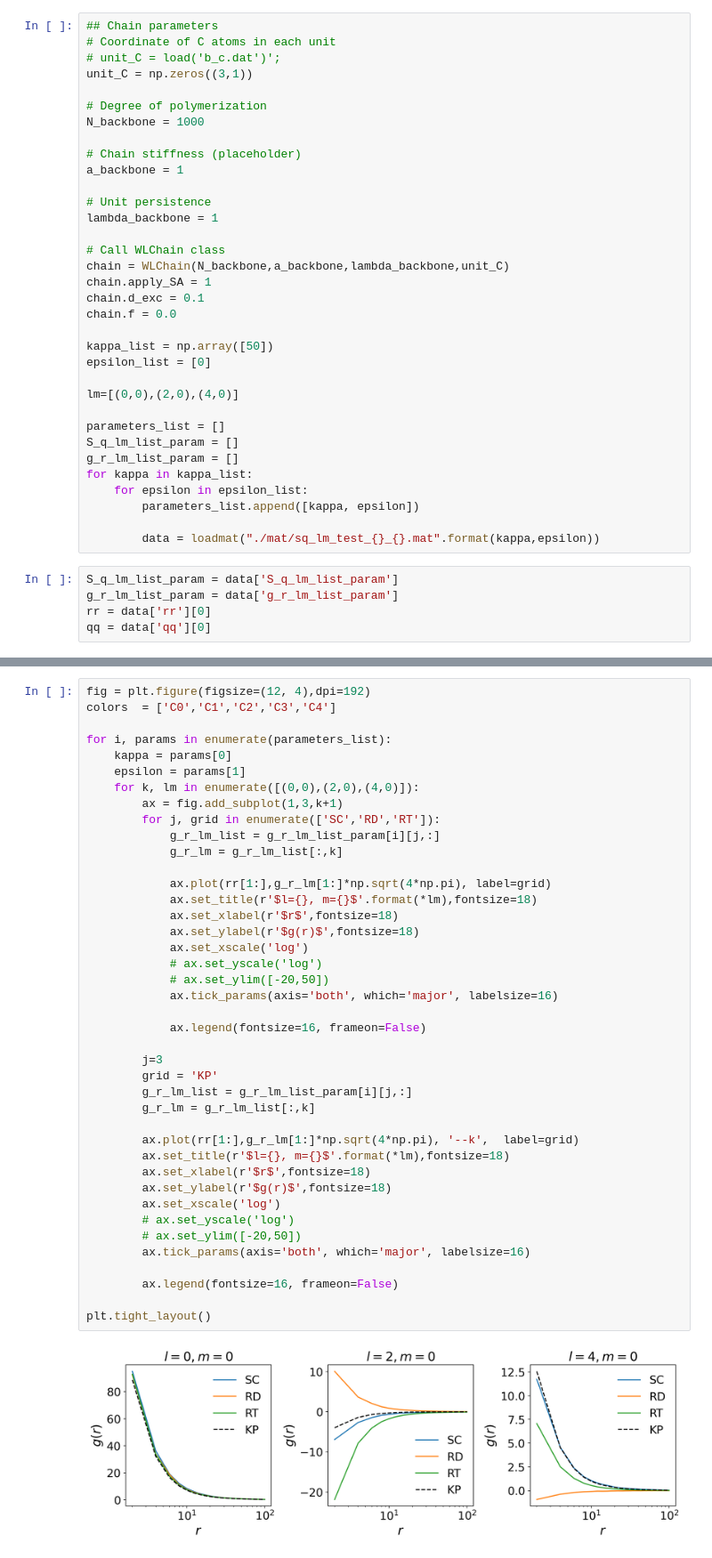
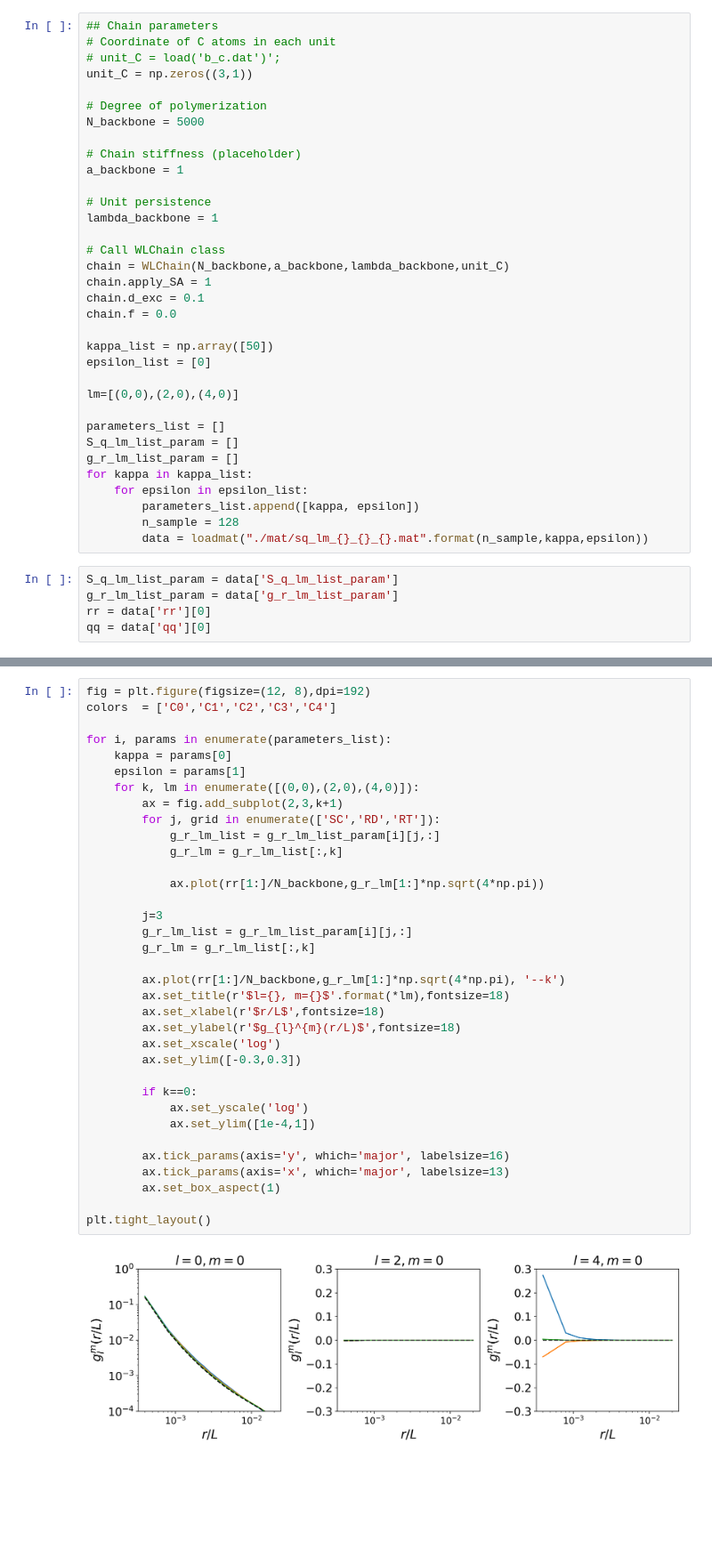
Before and after one commit to ch-tung/Catalan_MC, a Jupyter notebook: plot_SQ_SHE.ipynb, the cells around one changed output, grey strips where cells are left out. Shown at 89% size. Saved outputs shown, nothing was run; the diff lists cells and outputs as text; blank space fills up the shorter version.

Commit message:
update figures

```diff
--- a/plot_SQ_SHE.ipynb
+++ b/plot_SQ_SHE.ipynb
@@ -19,7 +19,7 @@ from scipy.io import savemat, loadmat
 unit_C = np.zeros((3,1))
 
 # Degree of polymerization
-N_backbone = 1000
+N_backbone = 5000
 
 # Chain stiffness (placeholder)
 a_backbone = 1
@@ -44,8 +44,8 @@ g_r_lm_list_param = []
 for kappa in kappa_list:
     for epsilon in epsilon_list:
         parameters_list.append([kappa, epsilon])
-
-        data = loadmat("./mat/sq_lm_test_{}_{}.mat".format(kappa,epsilon))
+        n_sample = 128
+        data = loadmat("./mat/sq_lm_{}_{}_{}.mat".format(n_sample,kappa,epsilon))
 # %%
 S_q_lm_list_param = data['S_q_lm_list_param']
 g_r_lm_list_param = data['g_r_lm_list_param']
@@ -118,43 +235,37 @@ plt.tight_layout()
 # %%
-fig = plt.figure(figsize=(12, 4),dpi=192)
+fig = plt.figure(figsize=(12, 8),dpi=192)
 colors  = ['C0','C1','C2','C3','C4']
 
 for i, params in enumerate(parameters_list):
     kappa = params[0]
     epsilon = params[1]
     for k, lm in enumerate([(0,0),(2,0),(4,0)]):
-        ax = fig.add_subplot(1,3,k+1)
+        ax = fig.add_subplot(2,3,k+1)
         for j, grid in enumerate(['SC','RD','RT']):
             g_r_lm_list = g_r_lm_list_param[i][j,:]
             g_r_lm = g_r_lm_list[:,k]
 
-            ax.plot(rr[1:],g_r_lm[1:]*np.sqrt(4*np.pi), label=grid)
-            ax.set_title(r'$l={}, m={}$'.format(*lm),fontsize=18)
-            ax.set_xlabel(r'$r$',fontsize=18)
-            ax.set_ylabel(r'$g(r)$',fontsize=18)
-            ax.set_xscale('log')
-            # ax.set_yscale('log')
-            # ax.set_ylim([-20,50])
-            ax.tick_params(axis='both', which='major', labelsize=16)
-
-            ax.legend(fontsize=16, frameon=False)
+            ax.plot(rr[1:]/N_backbone,g_r_lm[1:]*np.sqrt(4*np.pi))
 
         j=3
-        grid = 'KP'
         g_r_lm_list = g_r_lm_list_param[i][j,:]
         g_r_lm = g_r_lm_list[:,k]
 
-        ax.plot(rr[1:],g_r_lm[1:]*np.sqrt(4*np.pi), '--k',  label=grid)
+        ax.plot(rr[1:]/N_backbone,g_r_lm[1:]*np.sqrt(4*np.pi), '--k')
         ax.set_title(r'$l={}, m={}$'.format(*lm),fontsize=18)
-        ax.set_xlabel(r'$r$',fontsize=18)
-        ax.set_ylabel(r'$g(r)$',fontsize=18)
+        ax.set_xlabel(r'$r/L$',fontsize=18)
+        ax.set_ylabel(r'$g_{l}^{m}(r/L)$',fontsize=18)
         ax.set_xscale('log')
-        # ax.set_yscale('log')
-        # ax.set_ylim([-20,50])
-        ax.tick_params(axis='both', which='major', labelsize=16)
+        ax.set_ylim([-0.3,0.3])
 
-        ax.legend(fontsize=16, frameon=False)
+        if k==0:
+            ax.set_yscale('log')
+            ax.set_ylim([1e-4,1])
+
+        ax.tick_params(axis='y', which='major', labelsize=16)
+        ax.tick_params(axis='x', which='major', labelsize=13)
+        ax.set_box_aspect(1)
 
 plt.tight_layout()
 # %% [output]
-[figure, old version]
+[figure, new version]
```
Also changed, not shown: parts of 3 cells of this notebook, 5 other files.
